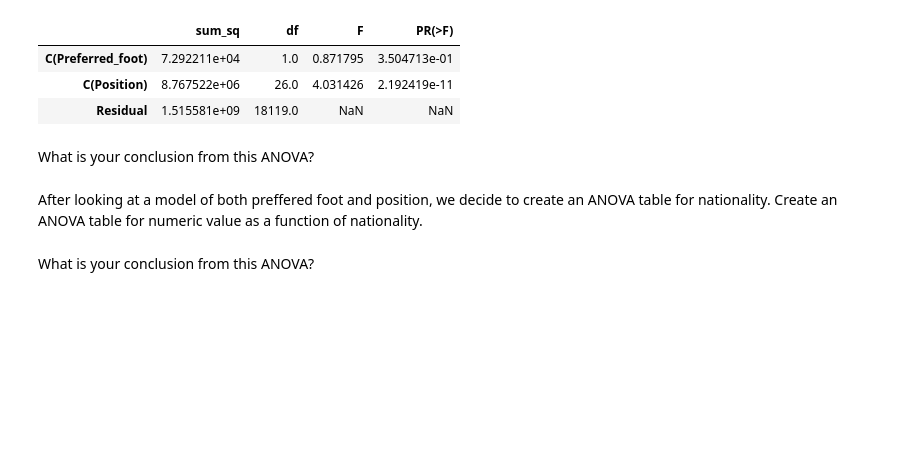
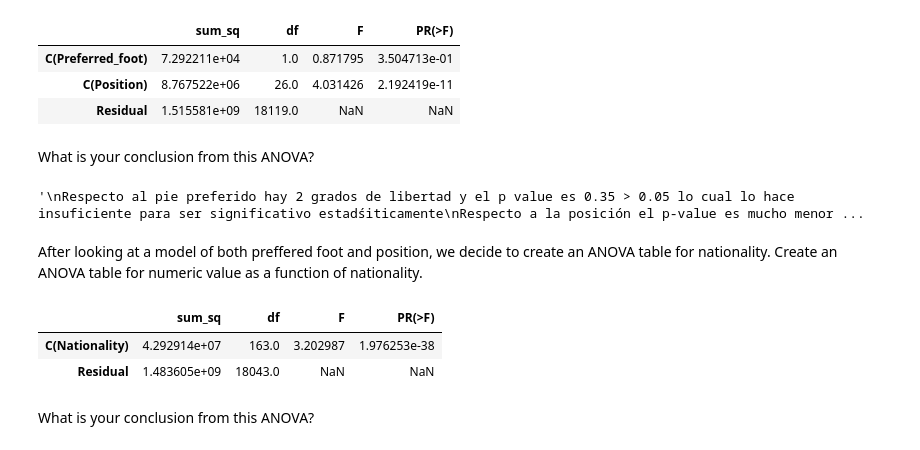
Before and after one commit to ta-data-mex/lab-correlation-tests-with-scipy, a Jupyter notebook: your-code/main.ipynb, the cells around one changed output. Cells and saved outputs as stored; diff of their text form; code cells hidden in the pictures; blank space fills up the shorter version.

```diff
--- a/your-code/main.ipynb
+++ b/your-code/main.ipynb
@@ -116,2 +124,10 @@ What is your conclusion from this ANOVA?
+# %%
+# Your conclusions here:
+'''
+Respecto al pie preferido hay 2 grados de libertad y el p value es 0.35 > 0.05 lo cual lo hace insuficiente para ser significativo estadśiticamente
+Respecto a la posición el p-value es mucho menor que 0.05 por lo cual sí tiene significancia estadística la posición en la que se juegue
+'''
+# %% [output]
+'\nRespecto al pie preferido hay 2 grados de libertad y el p value es 0.35 > 0.05 lo cual lo hace insuficiente para ser significativo estadśiticamente\nRespecto a la posición el p-value es mucho menor ...
 # %% [markdown]
 After looking at a model of both preffered foot and position, we decide to create an ANOVA table for nationality. Create an ANOVA table for numeric value as a function of nationality.
@@ -120,2 +134,11 @@ After looking at a model of both preffered foot and position, we decide to creat
+# %%
+# Your code here:
+model2 = ols('Value ~ C(Nationality)', data=fifa).fit() # C es la función que hace el pivote interno
+anova_table = sm.stats.anova_lm(model2, typ=2)
+anova_table
+# %% [output]
+|  | sum_sq | df | F | PR(>F) |
+| C(Nationality) | 4.292914e+07 | 163.0 | 3.202987 | 1.976253e-38 |
+| Residual | 1.483605e+09 | 18043.0 | NaN | NaN |
 # %% [markdown]
 What is your conclusion from this ANOVA?
```
Also changed, not shown: parts of 16 cells of this notebook.
